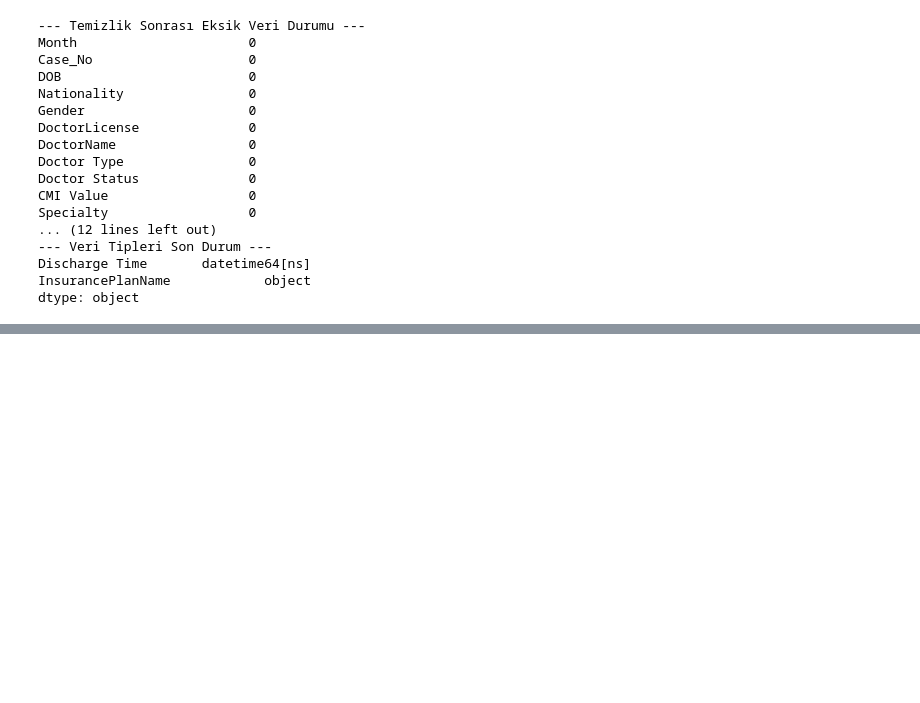
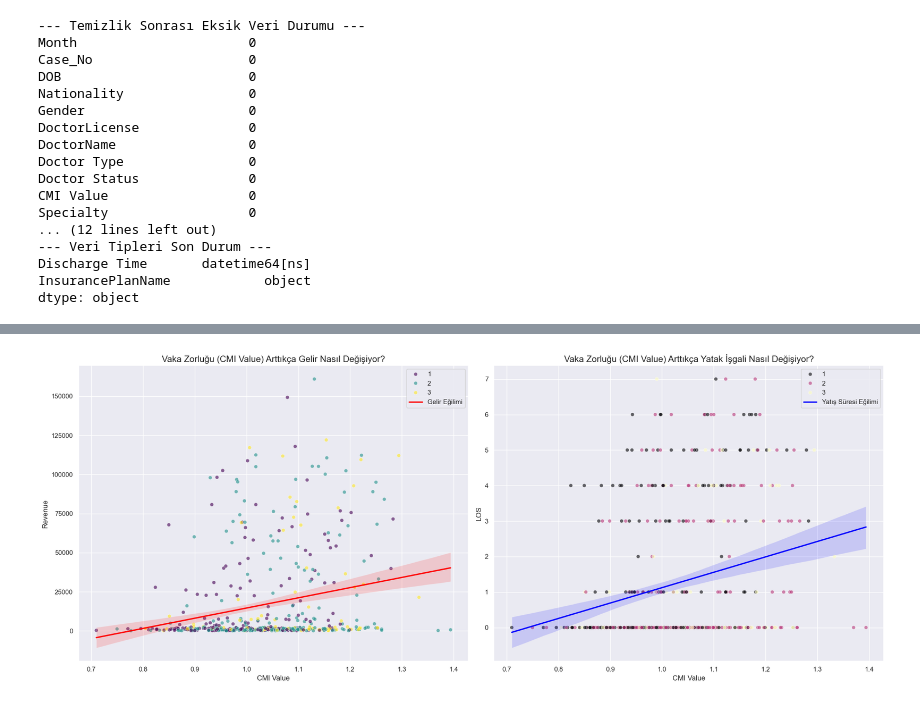
Before and after one commit to beratmertkayacan/HealthOps-Analysis, a Jupyter notebook: analysis.ipynb, the cells around one changed output, grey strips where cells are left out. Cells and saved outputs as stored; diff of their text form; code cells hidden in the pictures; blank space fills up the shorter version.

```diff
--- a/analysis.ipynb
+++ b/analysis.ipynb
@@ -108,0 +153,19 @@ dtype: object
+# %%
+#Anomali 10 vaka tespit etmek için (Residual Analysis -pozitif çizgi üstü beklenenden karlı, negatif çizgi altı beklenenden zararlı)
+import pandas as pd
+import numpy as np
+from sklearn.linear_model import LinearRegression
+
+#Regresyon modeli oluştur(beklentileri tahmin etmek için)
+X = df[['LOS']].values
+y = df['Revenue'].values
+model = LinearRegression().fit(X, y)
+
+df['Expected_Revenue'] = model.predict(X) #her hasta için tahmin
+df['Deviation'] = df['Revenue'] - df['Expected_Revenue'] #gerçek-tahmin
+
+top_10_anomalies = df.reindex(df.Deviation.abs().sort_values(ascending=False).index).head(10) #en çok sapan 10 vaka (mutlak değer)
+
+print("\n--- OLASI ANOMALİ İÇİN İNCELENMESİ GEREKEN 10 KRİTİK VAKA ---\n")
+cols_to_show = ['Case_No', 'Specialty', 'DoctorName', 'Payer Mix', 'LOS', 'Revenue', 'Deviation']
+print(top_10_anomalies[cols_to_show])
@@ -108,0 +190,22 @@ dtype: object
+# %%
+import matplotlib.pyplot as plt
+import seaborn as sns
+
+fig, axes = plt.subplots(1, 2, figsize=(20, 8)) #1 satır 2 sütunluk grafik
+
+# 1. GRAFİK: CMI vs Revenue
+sns.scatterplot(ax=axes[0], data=df, x='CMI Value', y='Revenue', hue='Severity', palette='viridis', alpha=0.6)
+sns.regplot(ax=axes[0], data=df, x='CMI Value', y='Revenue', scatter=False, color='red', label='Gelir Eğilimi')
+axes[0].set_title('Vaka Zorluğu (CMI Value) Arttıkça Gelir Nasıl Değişiyor?', fontsize=15)
+axes[0].legend()
+
+# 2. GRAFİK: CMI vs LOS
+sns.scatterplot(ax=axes[1], data=df, x='CMI Value', y='LOS', hue='Severity', palette='magma', alpha=0.6)
+sns.regplot(ax=axes[1], data=df, x='CMI Value', y='LOS', scatter=False, color='blue', label='Yatış Süresi Eğilimi')
+axes[1].set_title('Vaka Zorluğu (CMI Value) Arttıkça Yatak İşgali Nasıl Değişiyor?', fontsize=15)
+axes[1].legend()
+
+plt.tight_layout()
+plt.show()
+# %% [output]
+[figure, added]
```
Also changed, not shown: parts of 10 cells of this notebook.
